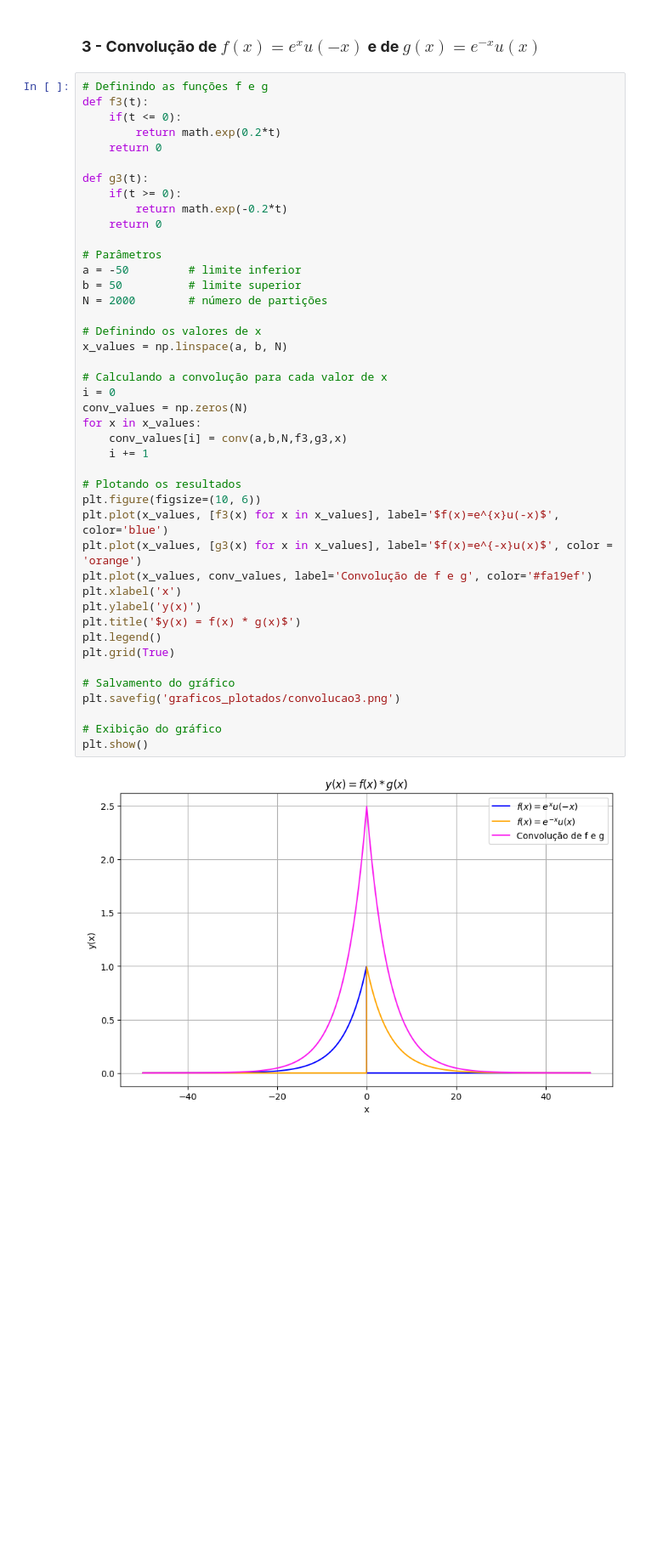
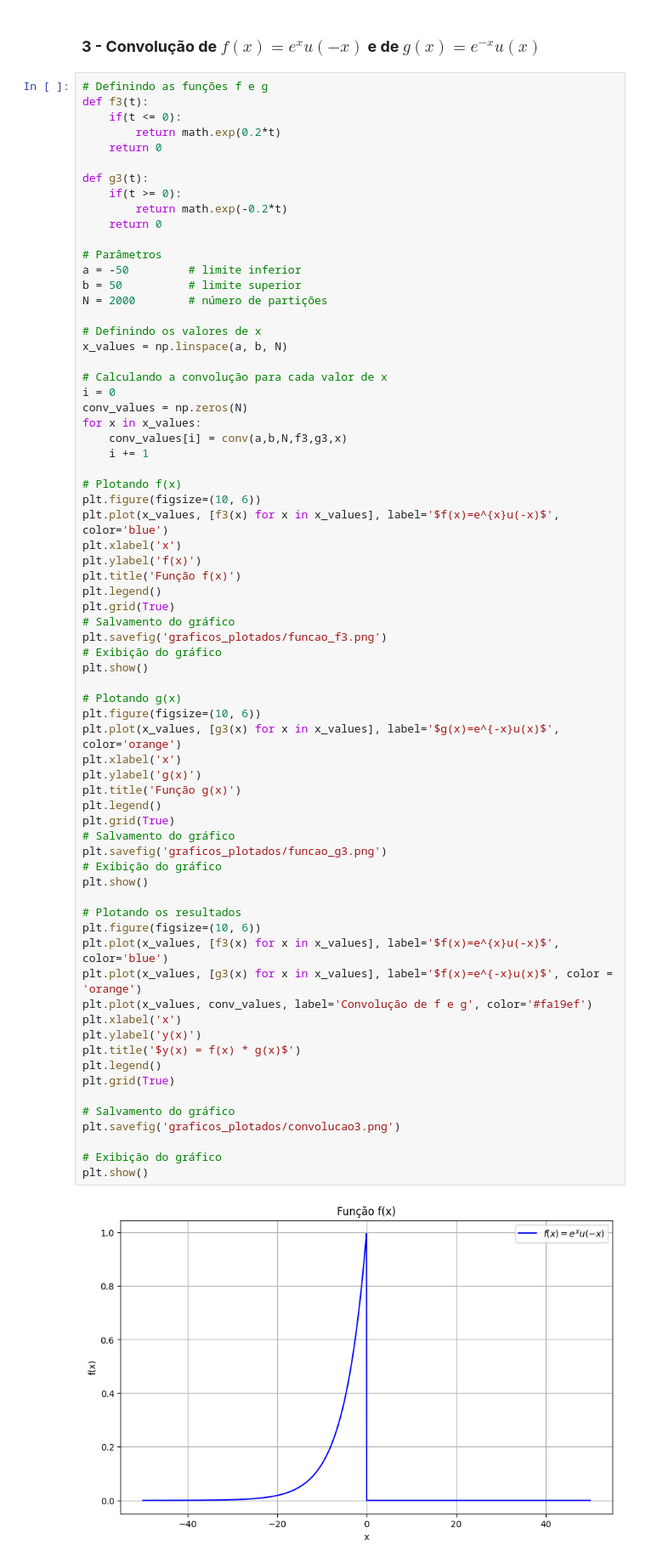
Before and after one commit to XandeGVaz/SinaisSistemas-Work, a Jupyter notebook: apresentacao.ipynb, the cells around one changed output. Shown at 85% size. Drawn from its saved outputs; the diff is of its cells as text; blank space fills up the shorter version.

```diff
--- a/apresentacao.ipynb
+++ b/apresentacao.ipynb
@@ -192,31 +236,57 @@ a = -50         # limite inferior
 b = 50          # limite superior
 N = 2000        # número de partições
 
 # Definindo os valores de x
 x_values = np.linspace(a, b, N)
 
 # Calculando a convolução para cada valor de x
 i = 0
 conv_values = np.zeros(N)
 for x in x_values:
     conv_values[i] = conv(a,b,N,f3,g3,x)
     i += 1
 
+# Plotando f(x)
+plt.figure(figsize=(10, 6))
+plt.plot(x_values, [f3(x) for x in x_values], label='$f(x)=e^{x}u(-x)$', color='blue')
+plt.xlabel('x')
+plt.ylabel('f(x)')
+plt.title('Função f(x)')
+plt.legend()
+plt.grid(True)
+# Salvamento do gráfico
+plt.savefig('graficos_plotados/funcao_f3.png')
+# Exibição do gráfico
+plt.show()
+
+# Plotando g(x)
+plt.figure(figsize=(10, 6))
+plt.plot(x_values, [g3(x) for x in x_values], label='$g(x)=e^{-x}u(x)$', color='orange')
+plt.xlabel('x')
+plt.ylabel('g(x)')
+plt.title('Função g(x)')
+plt.legend()
+plt.grid(True)
+# Salvamento do gráfico
+plt.savefig('graficos_plotados/funcao_g3.png')
+# Exibição do gráfico
+plt.show()
+
 # Plotando os resultados
 plt.figure(figsize=(10, 6))
 plt.plot(x_values, [f3(x) for x in x_values], label='$f(x)=e^{x}u(-x)$', color='blue')
 plt.plot(x_values, [g3(x) for x in x_values], label='$f(x)=e^{-x}u(x)$', color = 'orange')
 plt.plot(x_values, conv_values, label='Convolução de f e g', color='#fa19ef')
 plt.xlabel('x')
 plt.ylabel('y(x)')
 plt.title('$y(x) = f(x) * g(x)$')
 plt.legend()
 plt.grid(True)
 
 # Salvamento do gráfico
 plt.savefig('graficos_plotados/convolucao3.png')
 
 # Exibição do gráfico
 plt.show()
 # %% [output]
-[figure, old version]
+[figure, new version]
```
Also changed, not shown: parts of 3 cells of this notebook, 5 other files.
